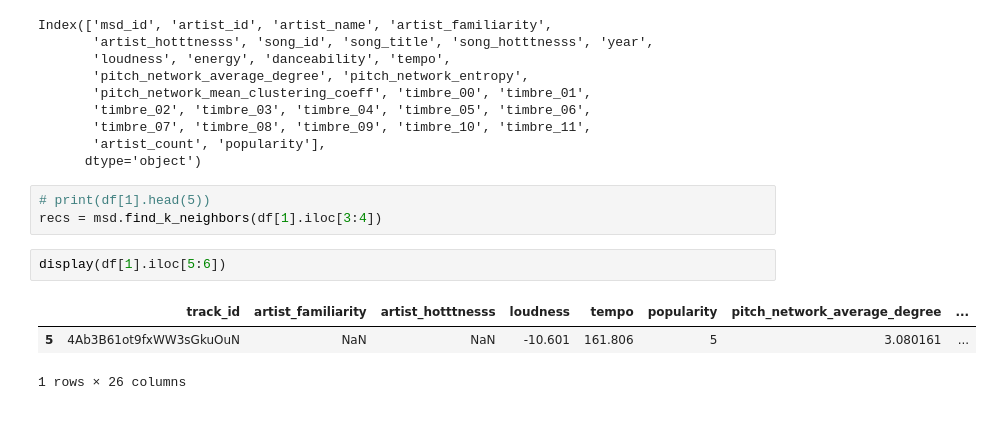
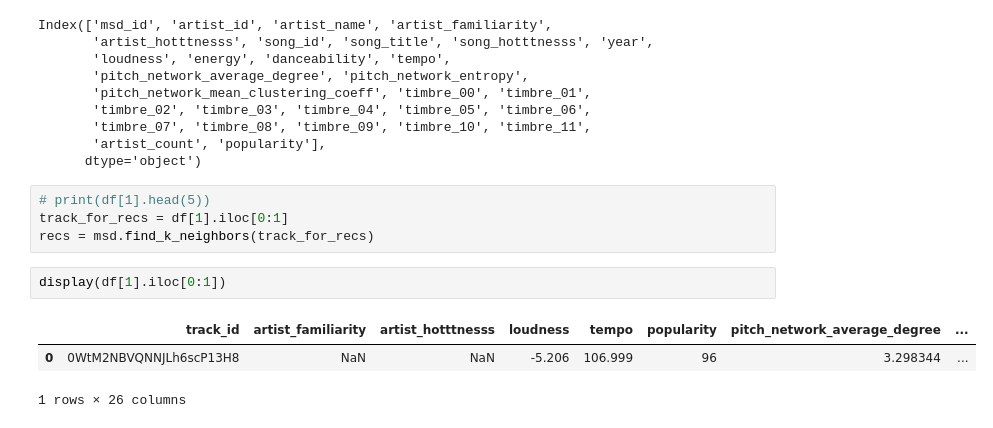
Before and after one commit to jaksiks/spotify-dumpster-diver, a Jupyter notebook: notebooks/Seths_Dumpster.ipynb, the cells around one changed output. Saved outputs shown, nothing was run; the diff lists cells and outputs as text.

```diff
--- a/notebooks/Seths_Dumpster.ipynb
+++ b/notebooks/Seths_Dumpster.ipynb
@@ -79,12 +81,13 @@ Index(['msd_id', 'artist_id', 'artist_name', 'artist_familiarity',
       dtype='object')
 # %%
 # print(df[1].head(5))
-recs = msd.find_k_neighbors(df[1].iloc[3:4])
+track_for_recs = df[1].iloc[0:1]
+recs = msd.find_k_neighbors(track_for_recs)
 # %%
-display(df[1].iloc[5:6])
+display(df[1].iloc[0:1])
 # %% [output]
 |  | track_id | artist_familiarity | artist_hotttnesss | loudness | tempo | popularity | pitch_network_average_degree | ... |
-| 5 | 4Ab3B61ot9fxWW3sGkuOuN | NaN | NaN | -10.601 | 161.806 | 5 | 3.080161 | ... |
+| 0 | 0WtM2NBVQNNJLh6scP13H8 | NaN | NaN | -5.206 | 106.999 | 96 | 3.298344 | ... |
 1 rows × 26 columns
 # %%
 print(recs[0].columns)
```
Also changed, not shown: parts of 14 cells of this notebook.
